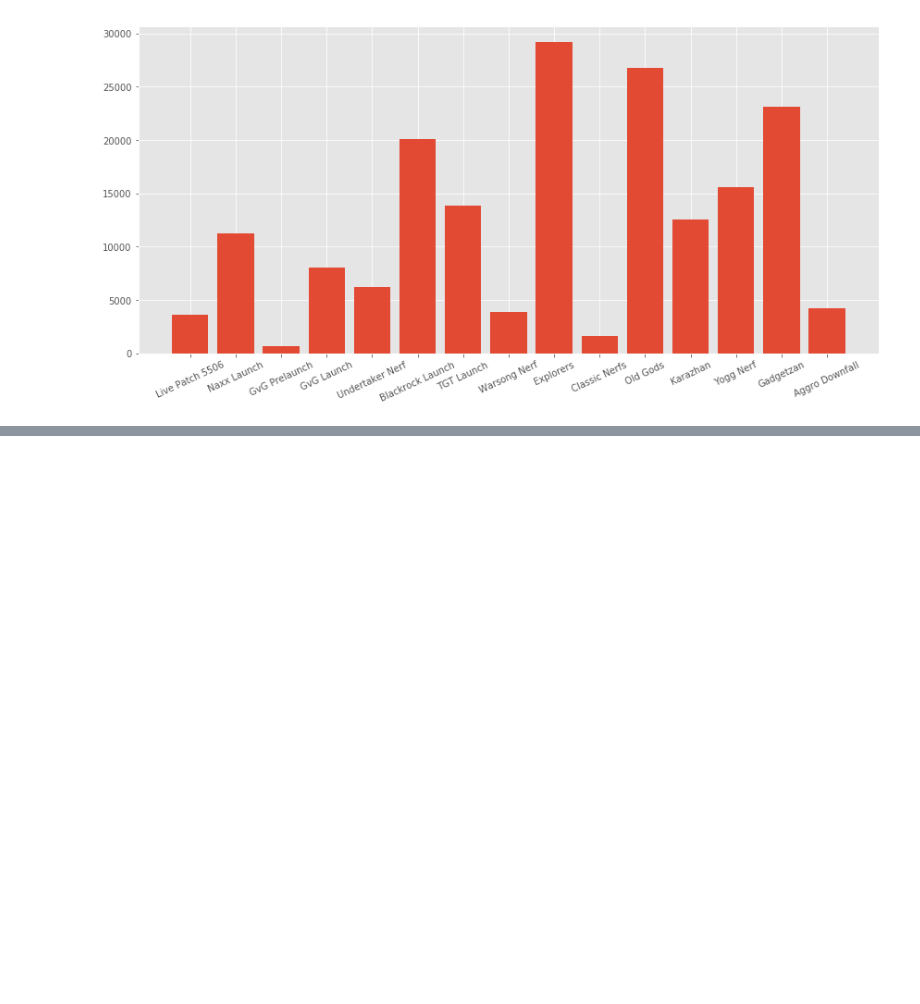
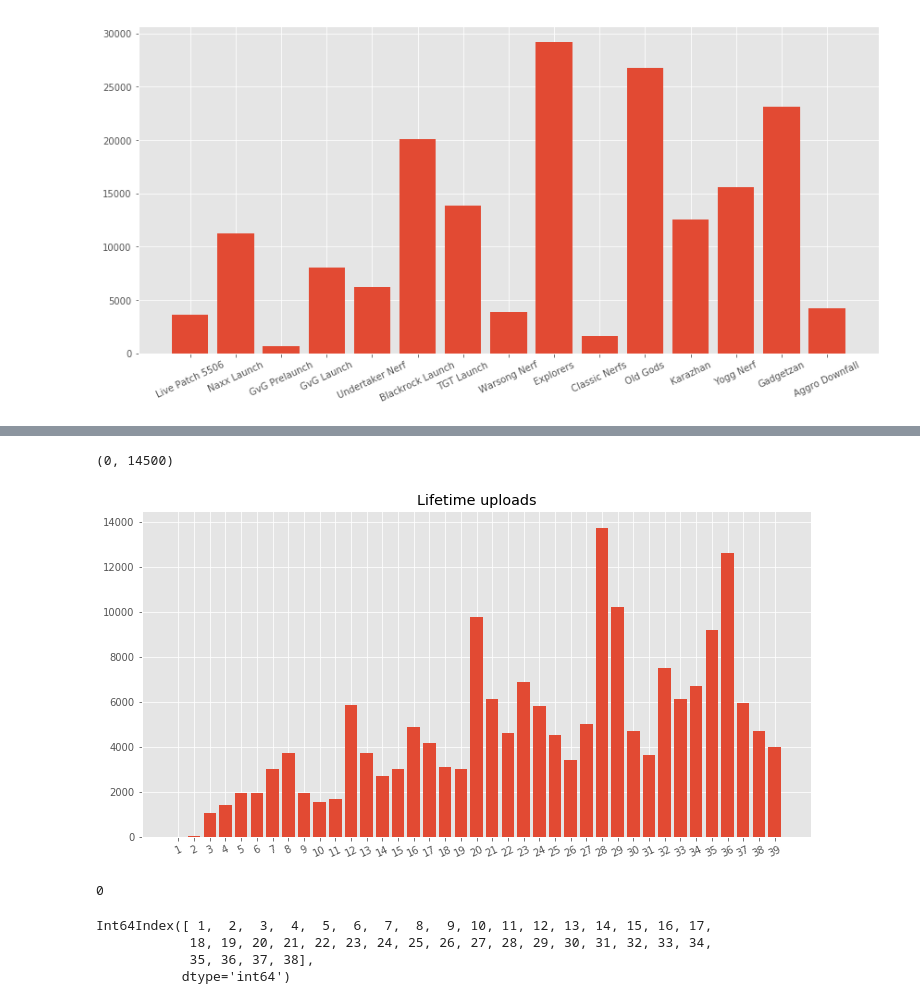
Before and after one commit to NJacobsohn/Hearthstone-Data-Analysis, a Jupyter notebook: EDA_plotting.ipynb, the cells around one changed output, grey strips where cells are left out. Cells and saved outputs as stored; diff of their text form; code cells hidden in the pictures; blank space fills up the shorter version.

```diff
--- a/EDA_plotting.ipynb
+++ b/EDA_plotting.ipynb
@@ -823,0 +905,2 @@ plt.savefig('img/deck_uploads_per_patch.png')
+# %%
+uploads_df.drop(40, axis=1, inplace=True)
@@ -823,0 +911,4 @@ plt.savefig('img/deck_uploads_per_patch.png')
+# %%
+for num in range(1, 40):
+    if num not in uploads_df.columns:
+        uploads_df[num] = None
@@ -823,0 +917,33 @@ plt.savefig('img/deck_uploads_per_patch.png')
+# %%
+for num in range(0, 38):
+    uploads_df.loc[1, num+1] = arr_all[num]
+# %%
+uploads_df.fillna(0, inplace=True)
+# %%
+months = ['January', 'February', 'March', 'April', 'May', 'June', 'July', 'August',
+         'September', 'October', 'November', 'December']
+num_months = np.arange(1, 40)
+point_ls = []
+arr_ls = [arr_2014, arr_2015, arr_2016]
+fig, ax = plt.subplots(figsize=(12, 6))
+for num in range(1, 40):
+    point_ls.append(uploads_df.loc[1, num])
+ax.bar(num_months, point_ls)
+ax.set_xticks(np.arange(1, 40))
+ax.set_xticklabels(num_months, rotation=25)
+ax.set_title('Lifetime uploads')
+ax.set_ylim(0, 14500)
+# %% [output]
+(0, 14500)
+[figure, added]
+# %%
+uploads_df.loc[0, 30]
+# %% [output]
+0
+# %%
+uploads_df.columns.sort_values()
+# %% [output]
+Int64Index([ 1,  2,  3,  4,  5,  6,  7,  8,  9, 10, 11, 12, 13, 14, 15, 16, 17,
+            18, 19, 20, 21, 22, 23, 24, 25, 26, 27, 28, 29, 30, 31, 32, 33, 34,
+            35, 36, 37, 38],
+           dtype='int64')
```
Also changed, not shown: parts of 23 cells of this notebook, 3 other files.
